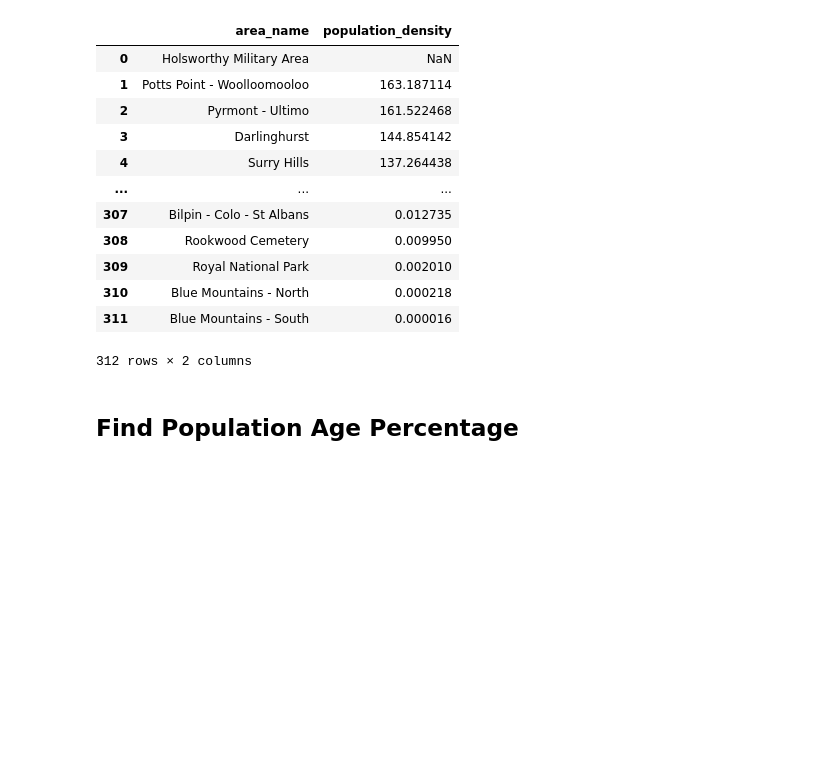
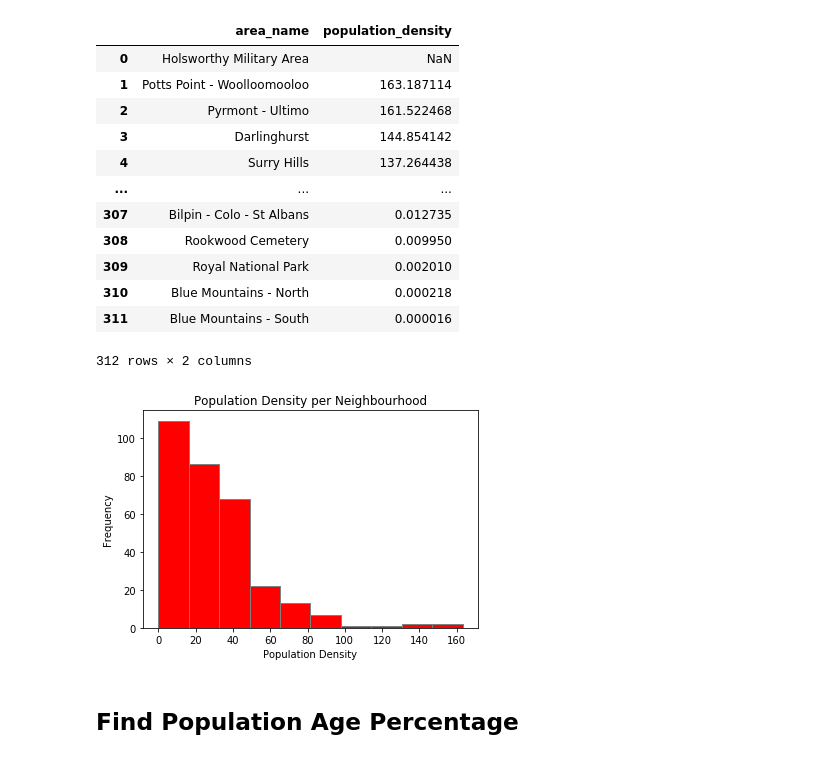
Before and after one commit to KhangNguyen22/data2001-data-science, a Jupyter notebook: Assignment.ipynb, the cells around one changed output. Cells and saved outputs as stored; diff of their text form; code cells hidden in the pictures; blank space fills up the shorter version.

```diff
--- a/Assignment.ipynb
+++ b/Assignment.ipynb
@@ -431,6 +439,15 @@ population_density
 | 310 | Blue Mountains - North | 0.000218 |
 | 311 | Blue Mountains - South | 0.000016 |
 312 rows × 2 columns
+# %%
+popd_col = population_density["population_density"].to_numpy()
+plt.hist(popd_col, color="r", edgecolor="grey")
+plt.xlabel("Population Density")
+plt.ylabel("Frequency")
+plt.title("Population Density per Neighbourhood")
+plt.show()
+# %% [output]
+[figure, added]
 # %% [markdown]
 ## Find Population Age Percentage
 # %%
```
Also changed, not shown: parts of 7 cells of this notebook.
